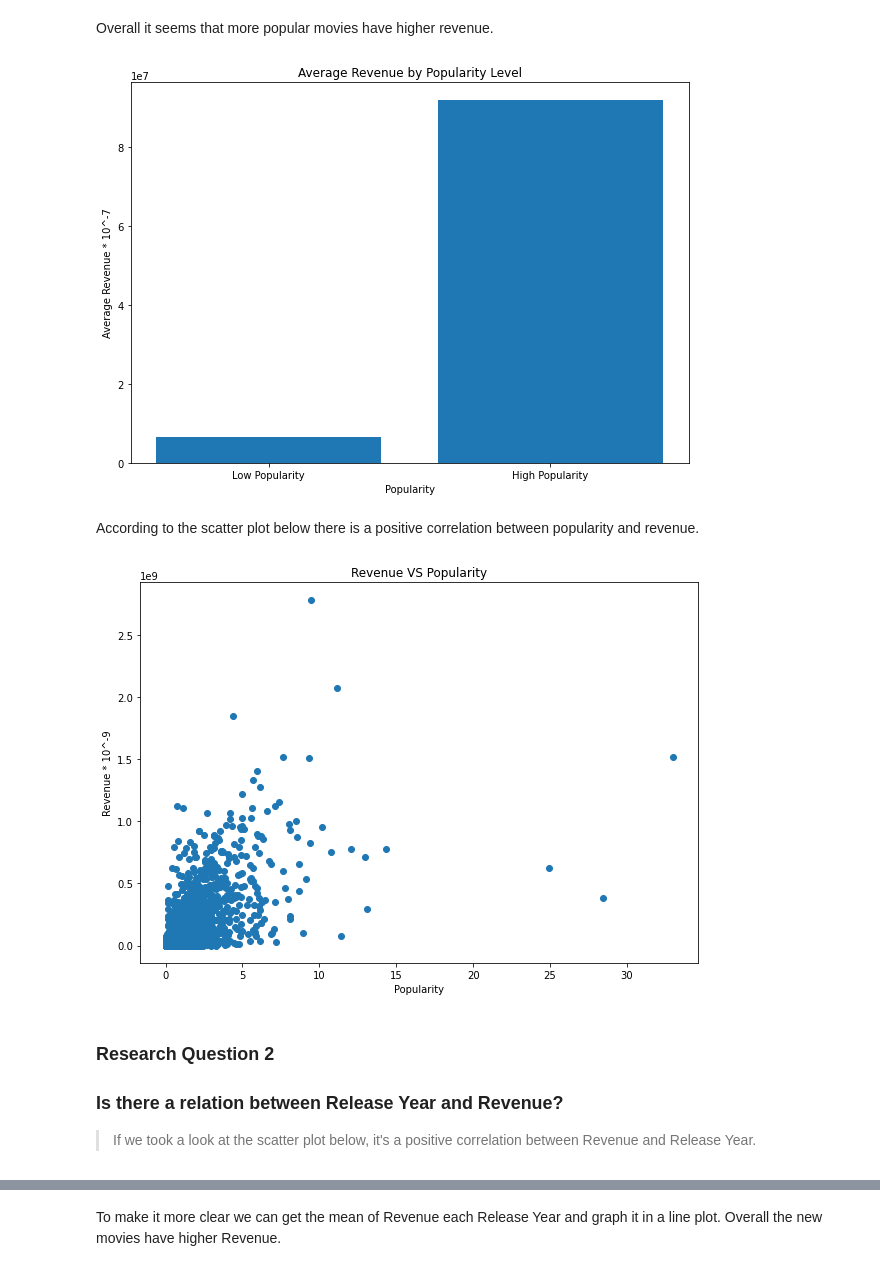
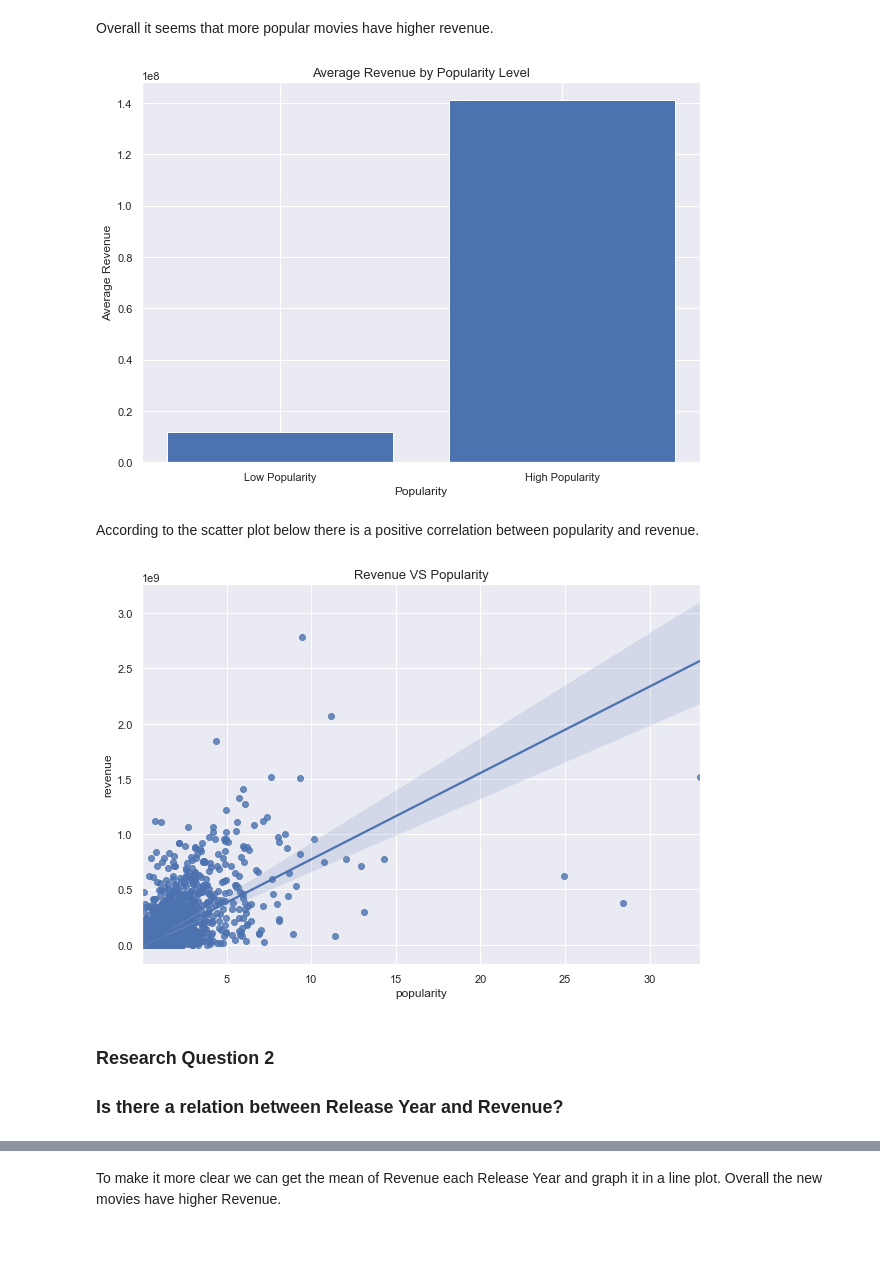
Before and after one commit to SohileAdel/tmdb_analysis_with_linear_regression_model, a Jupyter notebook: investigate-a-dataset-template.ipynb, the cells around one changed output, grey strips where cells are left out. Saved outputs shown, nothing was run; the diff lists cells and outputs as text; code cells hidden in the pictures; blank space fills up the shorter version.

```diff
--- a/investigate-a-dataset-template.ipynb
+++ b/investigate-a-dataset-template.ipynb
@@ -18,6 +18,8 @@
 import pandas as pd
 import matplotlib.pyplot as plt
 %matplotlib inline
+import seaborn as sns
+sns.set()
 # %% [markdown]
 <a id='wrangling'></a>
 ## Data Wrangling
@@ -82,6 +84,6 @@ memory usage: 1.7+ MB
 # %% [markdown]
 Before cleaning we can drop the columns we don't need.
 # %%
-df.drop(columns=['id','imdb_id','homepage','tagline','overview','cast'], inplace=True)
+df.drop(columns=['id','imdb_id','homepage','tagline','overview'], inplace=True)
 df
 # %% [output]
@@ -175,7 +190,7 @@ memory usage: 1.1+ MB
 ### Does a higher Popularity means higher Revenue?
 >To answer this question we can make 2 variables for movies that have high and low popularity and compare the mean of revenue in each of them.
 # %%
-m=df.popularity.median()
+m=df.popularity.mean()
 low_pop=df.query('popularity<{}'.format(m))
 high_pop=df.query('popularity>={}'.format(m))
 # %%
@@ -189,27 +204,26 @@ high_pop.revenue.mean()
 # %% [markdown]
 Function for plot characteristics to avoid repetition:
 # %%
-def plot_characteristics(figsize_x, figsize_y, plot_title, plot_xlabel, plot_ylabel):
+def plot_characteristics(figsize_x, figsize_y, plot_title, title_size, plot_xlabel, plot_ylabel, xlabel_and_ylabel_size):
     plt.subplots(figsize=(figsize_x,figsize_y))
-    plt.title(plot_title)
-    plt.xlabel(plot_xlabel)
-    plt.ylabel(plot_ylabel)
+    plt.title(plot_title, fontsize=title_size)
+    plt.xlabel(plot_xlabel, fontsize=xlabel_and_ylabel_size)
+    plt.ylabel(plot_ylabel, fontsize=xlabel_and_ylabel_size)
 # %% [markdown]
 Overall it seems that more popular movies have higher revenue.
 # %%
-plot_characteristics(10, 7, 'Average Revenue by Popularity Level', 'Popularity', 'Average Revenue * 10^-7')
+plot_characteristics(10, 7, 'Average Revenue by Popularity Level',13, 'Popularity', 'Average Revenue',12)
 plt.bar([1,2],[low_pop.revenue.mean(),high_pop.revenue.mean()],tick_label=['Low Popularity','High Popularity']);
 # %% [output]
-[figure, old version]
+[figure, new version]
 # %% [markdown]
 According to the scatter plot below there is a positive correlation between popularity and revenue.
 # %%
-plot_characteristics(10, 7, 'Revenue VS Popularity', 'Popularity', 'Revenue * 10^-9')
-plt.scatter(df.popularity,df.revenue);
+plot_characteristics(10, 7, 'Revenue VS Popularity',13, '', '',12)
+sns.regplot(x=df.popularity,y=df.revenue);
 # %% [output]
-[figure, old version]
+[figure, new version]
 # %% [markdown]
 ### Research Question 2
 ### Is there a relation between Release Year and Revenue?
-> If we took a look at the scatter plot below, it's a positive correlation between Revenue and Release Year.
 # %%
```
Also changed, not shown: parts of 35 cells of this notebook, 1 other file.
